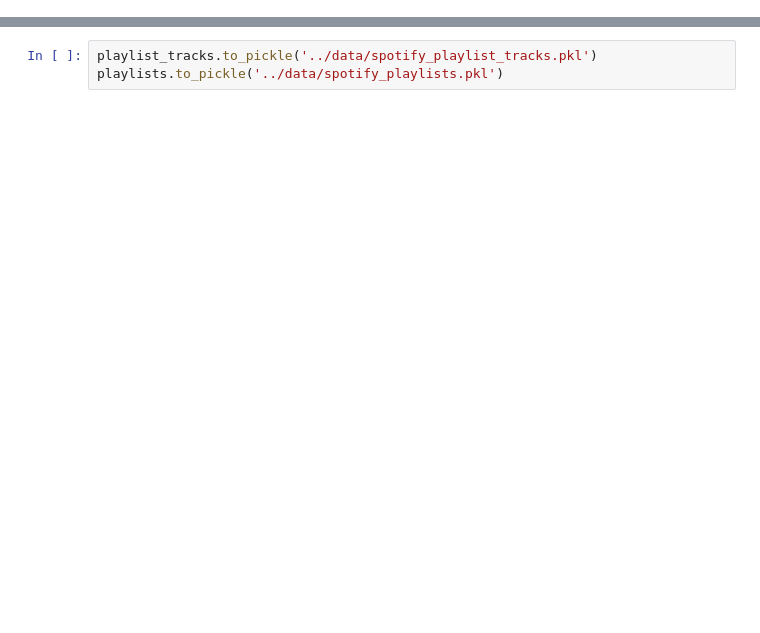
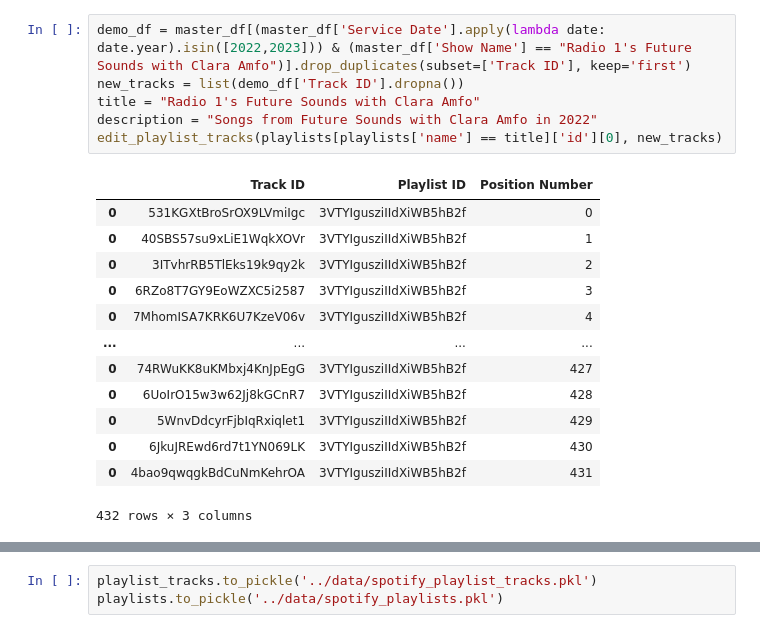
Before and after one commit to Aled-Jenkins/BBC-to-Spotify, a Jupyter notebook: src/spotify_playlists.ipynb, the cells around one changed output, grey strips where cells are left out. Saved outputs shown, nothing was run; the diff lists cells and outputs as text; blank space fills up the shorter version.

```diff
--- a/src/spotify_playlists.ipynb
+++ b/src/spotify_playlists.ipynb
@@ -97,0 +74,20 @@ description = "Songs from BBC Introducing on Radio 1 in 2022"
+# %%
+demo_df = master_df[(master_df['Service Date'].apply(lambda date: date.year).isin([2022,2023])) & (master_df['Show Name'] == "Radio 1's Future Sounds with Clara Amfo")].drop_duplicates(subset=['Track ID'], keep='first')
+new_tracks = list(demo_df['Track ID'].dropna())
+title = "Radio 1's Future Sounds with Clara Amfo"
+description = "Songs from Future Sounds with Clara Amfo in 2022"
+edit_playlist_tracks(playlists[playlists['name'] == title]['id'][0], new_tracks)
+# %% [output]
+|  | Track ID | Playlist ID | Position Number |
+| 0 | 531KGXtBroSrOX9LVmiIgc | 3VTYIgusziIIdXiWB5hB2f | 0 |
+| 0 | 40SBS57su9xLiE1WqkXOVr | 3VTYIgusziIIdXiWB5hB2f | 1 |
+| 0 | 3ITvhrRB5TlEks19k9qy2k | 3VTYIgusziIIdXiWB5hB2f | 2 |
+| 0 | 6RZo8T7GY9EoWZXC5i2587 | 3VTYIgusziIIdXiWB5hB2f | 3 |
+| 0 | 7MhomISA7KRK6U7KzeV06v | 3VTYIgusziIIdXiWB5hB2f | 4 |
+| ... | ... | ... | ... |
+| 0 | 74RWuKK8uKMbxj4KnJpEgG | 3VTYIgusziIIdXiWB5hB2f | 427 |
+| 0 | 6UoIrO15w3w62Jj8kGCnR7 | 3VTYIgusziIIdXiWB5hB2f | 428 |
+| 0 | 5WnvDdcyrFjbIqRxiqlet1 | 3VTYIgusziIIdXiWB5hB2f | 429 |
+| 0 | 6JkuJREwd6rd7t1YN069LK | 3VTYIgusziIIdXiWB5hB2f | 430 |
+| 0 | 4bao9qwqgkBdCuNmKehrOA | 3VTYIgusziIIdXiWB5hB2f | 431 |
+432 rows × 3 columns
```
Also changed, not shown: parts of 12 cells of this notebook.
